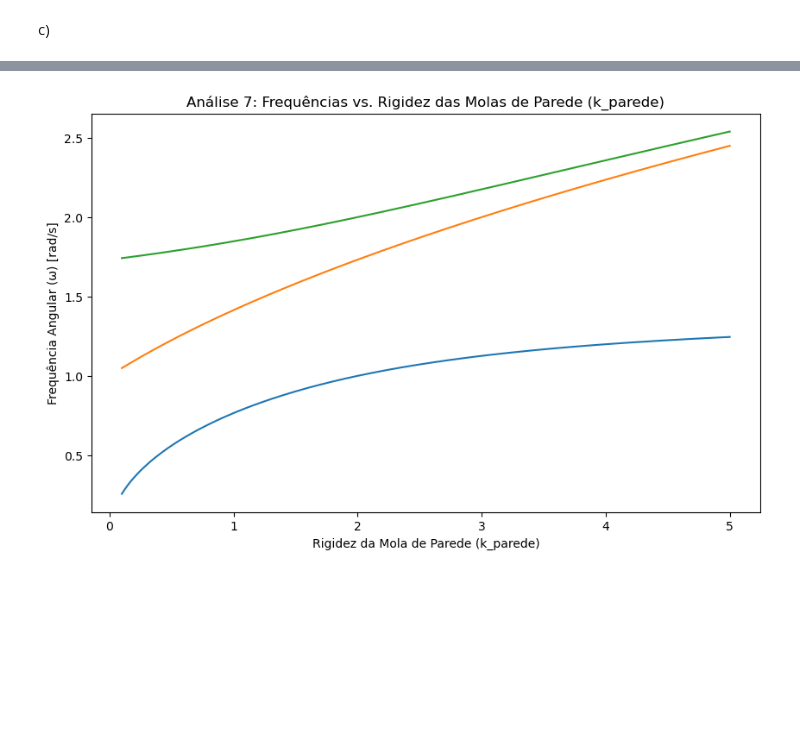
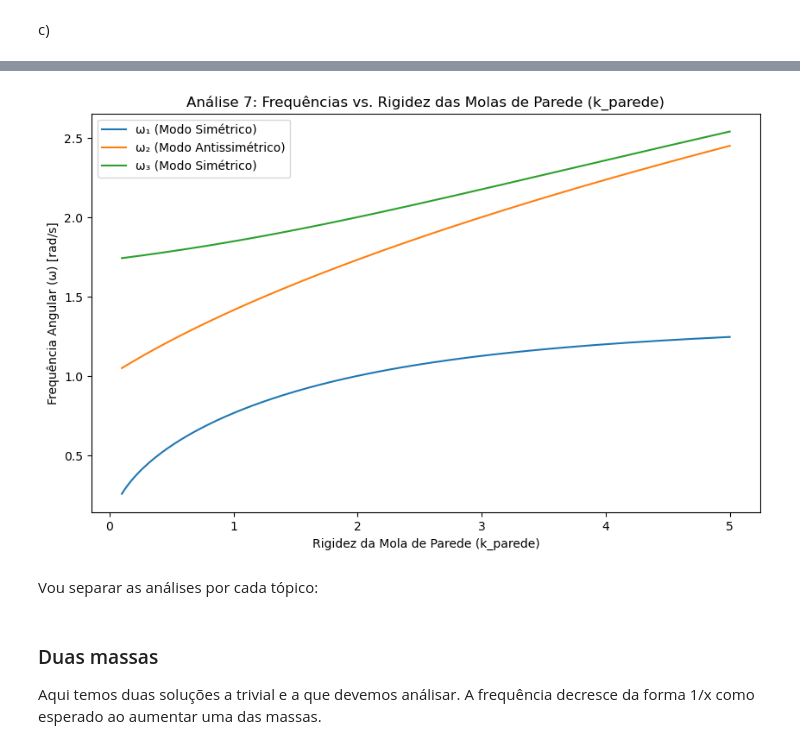
Before and after one commit to LuizDaniel-2/ATV4_FisComp, a Jupyter notebook: ATV4.ipynb, the cells around one changed output, grey strips where cells are left out. Cells and saved outputs as stored; diff of their text form; code cells hidden in the pictures; blank space fills up the shorter version.

```diff
--- a/ATV4.ipynb
+++ b/ATV4.ipynb
@@ -526,31 +534,38 @@ omegas_1, omegas_2, omegas_3 = [], [], []
 
 for k_parede in k_parede_range:
     # Matriz de Rigidez K com molas de parede variáveis
     K = np.array([
         [k_parede + k_fixa_interna, -k_fixa_interna, 0],
         [-k_fixa_interna, k_fixa_interna + k_fixa_interna, -k_fixa_interna],
         [0, -k_fixa_interna, k_fixa_interna + k_parede]
     ])
 
     # Resolve o sistema
     M_inv = np.linalg.inv(M)
     sistema = np.dot(M_inv, K)
     autovalores_quadrados, _ = eig(sistema)
 
     omegas = np.sqrt(np.sort(autovalores_quadrados))
 
     omegas_1.append(omegas[0])
     omegas_2.append(omegas[1])
     omegas_3.append(omegas[2])
 
 # Gráfico
 plt.figure(figsize=(10, 6))
 plt.plot(k_parede_range, omegas_1, label='ω₁ (Modo Simétrico)')
 plt.plot(k_parede_range, omegas_2, label='ω₂ (Modo Antissimétrico)')
 plt.plot(k_parede_range, omegas_3, label='ω₃ (Modo Simétrico)')
 plt.title('Análise 7: Frequências vs. Rigidez das Molas de Parede (k_parede)')
 plt.xlabel('Rigidez da Mola de Parede (k_parede)')
 plt.ylabel('Frequência Angular (ω) [rad/s]')
+plt.legend()
 plt.show()
 # %% [output]
-[figure, old version]
+[figure, new version]
+# %% [markdown]
+Vou separar as análises por cada tópico:
+# %% [markdown]
+### Duas massas
+
+Aqui temos duas soluções a trivial e a que devemos análisar. A frequência decresce da forma 1/x como esperado ao aumentar uma das massas.
```
Also changed, not shown: parts of 9 cells of this notebook, 1 other file.
